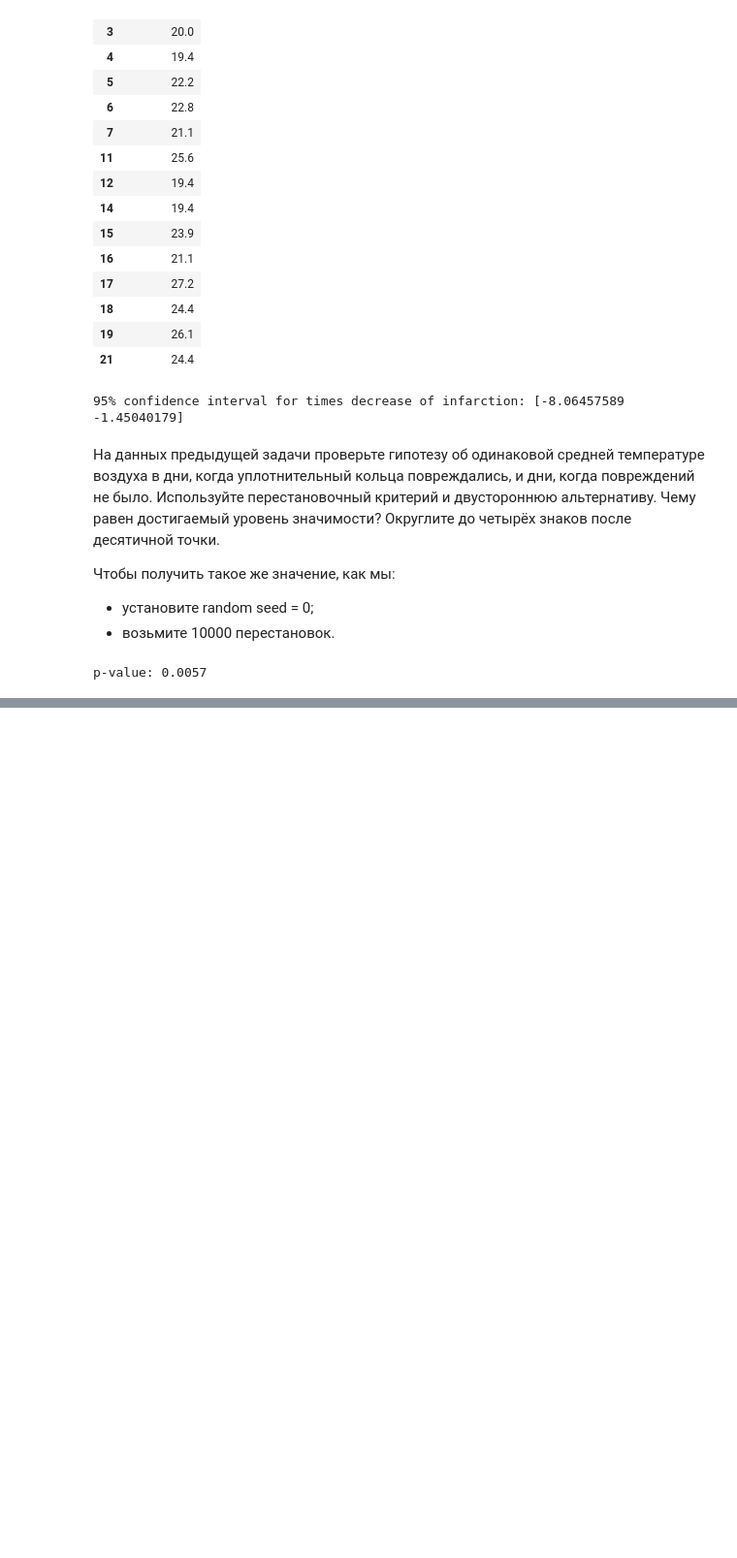
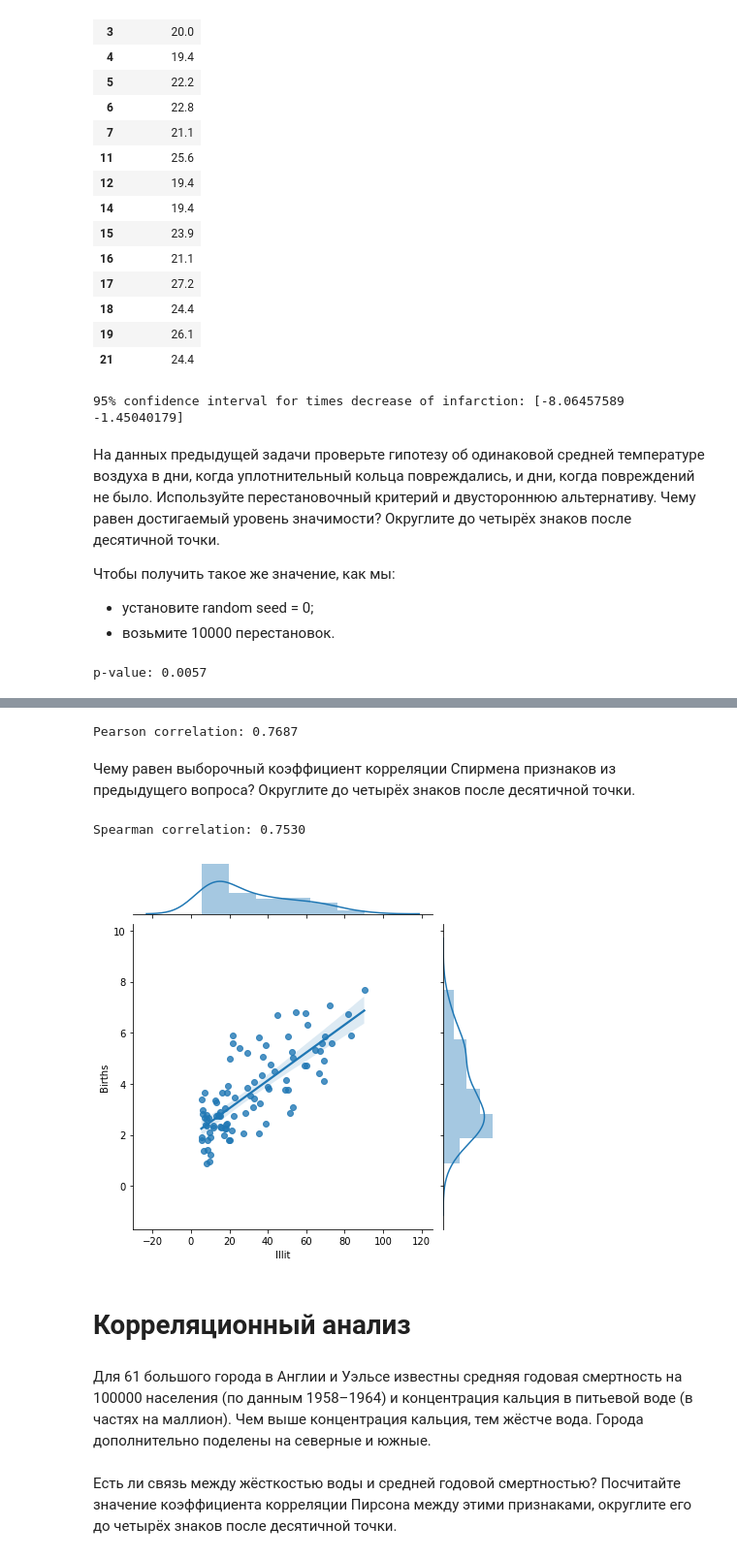
Before and after one commit to AlexG888/Specialization_from_MIPT_and_Yandex, a Jupyter notebook: course_4/theoretical_notebooks/tests.ipynb, the cells around one changed output, grey strips where cells are left out. Shown at 97% size. Drawn from its saved outputs; the diff is of its cells as text; code cells hidden in the pictures; blank space fills up the shorter version.

```diff
--- a/course_4/theoretical_notebooks/tests.ipynb
+++ b/course_4/theoretical_notebooks/tests.ipynb
@@ -892,0 +899,3 @@ p-value: 0.0057
+# %%
+illiteracy = pd.read_csv('../data/illiteracy.txt', delimiter='\t')
+illiteracy.info()
@@ -892,0 +932,22 @@ p-value: 0.0057
+# %%
+il_pearsonr = stats.pearsonr(illiteracy['Illit'], illiteracy['Births'])
+print('Pearson correlation: %.4f' % il_pearsonr[0])
+# %% [output]
+Pearson correlation: 0.7687
+# %% [markdown]
+Чему равен выборочный коэффициент корреляции Спирмена признаков из предыдущего вопроса? Округлите до четырёх знаков после десятичной точки.
+# %%
+il_spearmanr = stats.spearmanr(illiteracy['Illit'], illiteracy['Births'])
+print('Spearman correlation: %.4f' % il_spearmanr[0])
+# %% [output]
+Spearman correlation: 0.7530
+# %%
+sns.jointplot('Illit', 'Births', illiteracy, kind="reg");
+# %% [output]
+[figure, added]
+# %% [markdown]
+# Корреляционный анализ
+# %% [markdown]
+Для 61 большого города в Англии и Уэльсе известны средняя годовая смертность на 100000 населения (по данным 1958–1964) и концентрация кальция в питьевой воде (в частях на маллион). Чем выше концентрация кальция, тем жёстче вода. Города дополнительно поделены на северные и южные.
+# %% [markdown]
+Есть ли связь между жёсткостью воды и средней годовой смертностью? Посчитайте значение коэффициента корреляции Пирсона между этими признаками, округлите его до четырёх знаков после десятичной точки.
```
Also changed, not shown: parts of 40 cells of this notebook, 10 other files.
